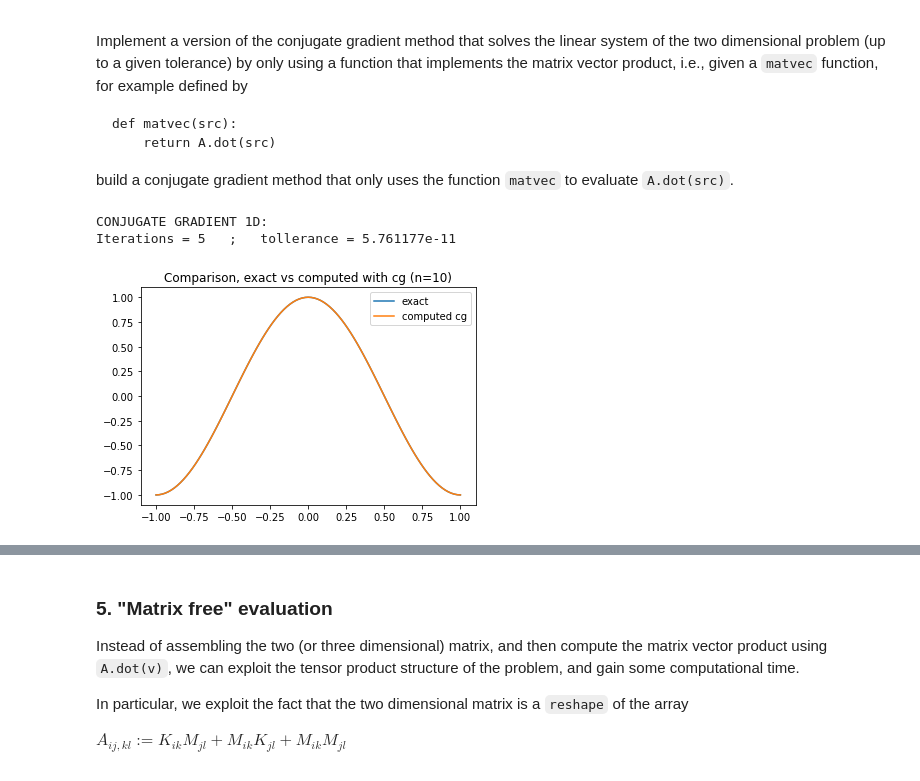
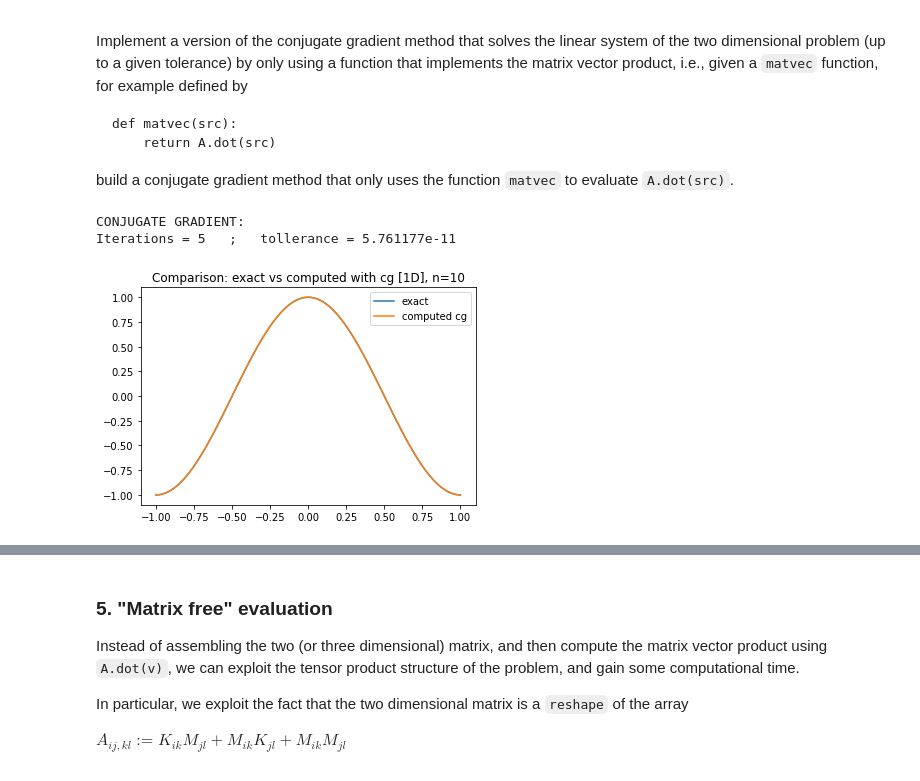
Before and after one commit to mattiamencagli/numerical-analysis-2020-2021, a Jupyter notebook: FinalProject-2020-2021.ipynb, the cells around one changed output, grey strips where cells are left out. Saved outputs shown, nothing was run; the diff lists cells and outputs as text; code cells hidden in the pictures.

```diff
--- a/FinalProject-2020-2021.ipynb
+++ b/FinalProject-2020-2021.ipynb
@@ -317,7 +317,7 @@ def compute_error_one_d(n, exact, rhs):
 error = []
 all_n = range(10,20)
 for n in all_n:
-    error.append(compute_error_one_d(n, exact_one_d, rhs_one_d))
+    error.append(compute_error_one_d(n, exact_one_d, rhs_one_d, ENABLE_PLOTS=1))
 _ = plt.figure(1)
 _ = plt.semilogy(all_n, error, 'ro-')
 _ = plt.xlabel("n")
@@ -372,9 +372,7 @@ def exact_two_d(x,y):
 def rhs_two_d(x,y):
     return (1 + 2*(np.pi)**2 )*exact_two_d(x,y)
 
-def compute_error_two_d(n, exact, rhs):
-
-    ENABLE_PLOTS=1
+def compute_error_two_d(n, exact, rhs, ENABLE_PLOTS=0):
 
     A = compute_two_dimensional_matrices(n)
 
@@ -396,15 +394,11 @@ def compute_error_two_d(n, exact, rhs):
         for j in range(len(q)):
             mat_f[i][j] = rhs(q[i],q[j])
 
-    f = (np.einsum('iq, q, qp, p, pj -> ij', B, w, mat_f, w, B)).reshape(n**2)
+    f = (np.einsum('iq, q, qp, p, jp -> ij', B, w, mat_f, w, B)).reshape(n**2)
 
     u = (np.linalg.solve(A,f)).reshape((n,n))
 
-    Vx = lambda x: sum( [ v[i](x)*u[:,i] for i in range(n) ] )
-    #Vy = lambda y: sum( [ v[i](y)*u[i,:] for i in range(n) ] )
-    V  = lambda y,x: sum( [ v[j](y)*Vx(x)[j] for j in range(n) ] )
-    #V  = lambda y,x: sum( [ Vx(x)[j]*Vy(y)[j] for j in range(n) ] )
-    #print(V(0,0))
+    V  = lambda y,x: sum( [ v[j](y)*v[i](x)*u[j,i] for i in range(n) for j in range(n) ] )
 
     error = np.sqrt(integ.dblquad(lambda y,x: (V(y,x)-exact(y,x))**2, -1, 1, -1, 1)[0])
     #error = 1
@@ -422,7 +416,7 @@ def compute_error_two_d(n, exact, rhs):
 
         _ = plt.figure(1)
         _ = plt.imshow(VV,extent=(-1, 1, -1, 1))
-        _ = plt.title("Computed solution: V (?) n=%d"%n)
+        _ = plt.title("Computed solution: V n=%d"%n)
         _ = plt.colorbar()
 
         _ = plt.figure(2)
@@ -433,10 +427,10 @@ def compute_error_two_d(n, exact, rhs):
     return error
 # %%
 error = []
-all_n = range(10,20,9)
+all_n = range(10,20)
 for n in all_n:
     print(n)
-    error.append(compute_error_two_d(n, exact_two_d, rhs_two_d))
+    error.append(compute_error_two_d(n, exact_two_d, rhs_two_d, ENABLE_PLOTS=1))
 
 #print(error)
 
@@ -470,8 +472,12 @@ def matvec1D(src):
     A = compute_one_dimensional_matrices(len(src))[2]
     return A.dot(src)
 
+def matvec2D(src):
+    A = compute_two_dimensional_matrices(int(np.sqrt(len(src))))
+    return A.dot(src)
+
 #def cg(matvec, b, x0, eps=1e-05, maxiter=10000):
-def cg_1D(matvec, b, eps=1e-05, maxiter=10000):
+def cg(matvec, b, eps=1e-05, maxiter=10000):
     it = 0
     tol = 1
     n = len(b)
@@ -479,7 +485,7 @@ def cg_1D(matvec, b, eps=1e-05, maxiter=10000):
     P = np.identity(n)
     # I avod to use the preconditioned conjugate gradient
 
-    r = b - matvec1D(x)
+    r = b - matvec(x)
     rho_old = 1.
     p_old = np.zeros_like(b)
 
@@ -492,7 +498,7 @@ def cg_1D(matvec, b, eps=1e-05, maxiter=10000):
             p = z + beta*p_old
         else:
             p=z
-        q = matvec1D(p)
+        q = matvec(p)
         alpha = rho/(np.dot(p,q))
         x += p*alpha
         r -= q*alpha
@@ -502,36 +508,36 @@ def cg_1D(matvec, b, eps=1e-05, maxiter=10000):
 
         tol = np.linalg.norm(r,2)
 
-    print("CONJUGATE GRADIENT 1D:\nIterations = %d   ;   tollerance = %e"%(it, tol))
+    print("CONJUGATE GRADIENT:\nIterations = %d   ;   tollerance = %e"%(it, tol))
     return x
 # %%
 n=10
 exact = lambda x: np.cos(x*np.pi)
 rhs = lambda x: ( 1 + (np.pi)**2 )*exact(x)
 q, w = np.polynomial.legendre.leggauss(n)
 X = np.polynomial.chebyshev.chebpts2(n)
 v = []
 for i in range(n):
     ei = np.zeros((n))
     ei[i]=1
     v.append(inter.lagrange(X, ei))
 B = np.zeros((n,n))
 for i in range(n):
     B[i,:] = v[i](q)
 f = np.einsum('iq, q, q -> i', B, rhs(q), w)
 
 #I reconstruct f and then I test the cg to see if I obtain a cos(x).
-u = cg_1D(matvec1D, f)
+u = cg(matvec1D, f)
 
 V = lambda x: sum([v[i](x)*u[i] for i in range(n)])
 
 x = np.linspace(-1,1,101)
 _ = plt.figure(0)
 _ = plt.plot(x,exact(x), label="exact")
 _ = plt.plot(x,V(x),label="computed cg")
-_ = plt.title("Comparison, exact vs computed with cg (n={})".format(n))
+_ = plt.title("Comparison: exact vs computed with cg [1D], n={}".format(n))
 _ = plt.legend()
 # %% [output]
-CONJUGATE GRADIENT 1D:
+CONJUGATE GRADIENT:
 Iterations = 5   ;   tollerance = 5.761177e-11
-[figure, old version]
+[figure, new version]
```
Also changed, not shown: parts of 10 cells of this notebook.
